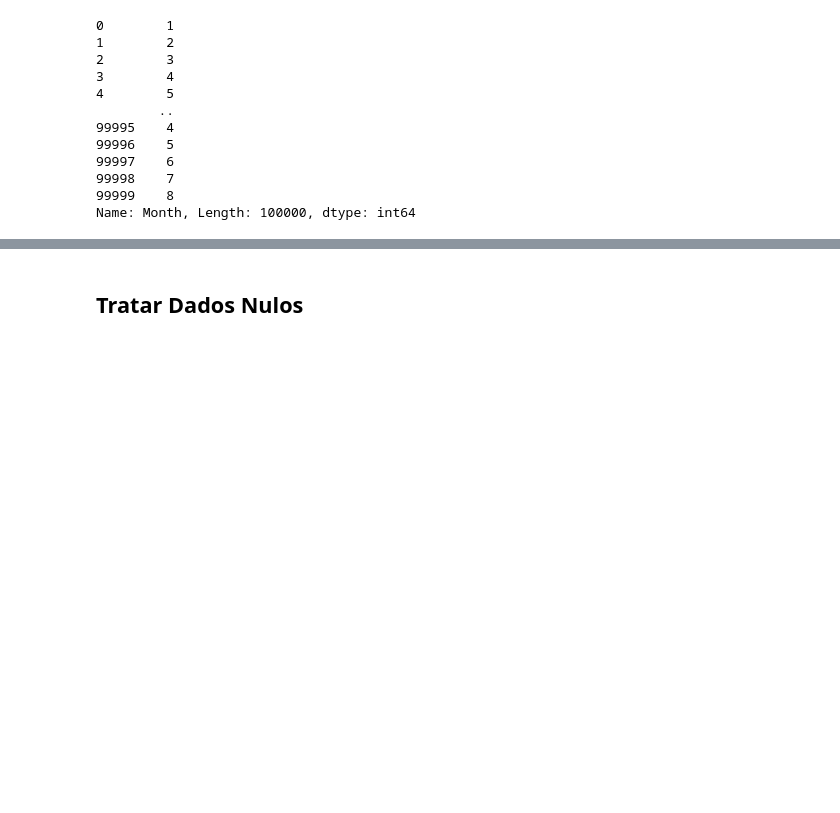
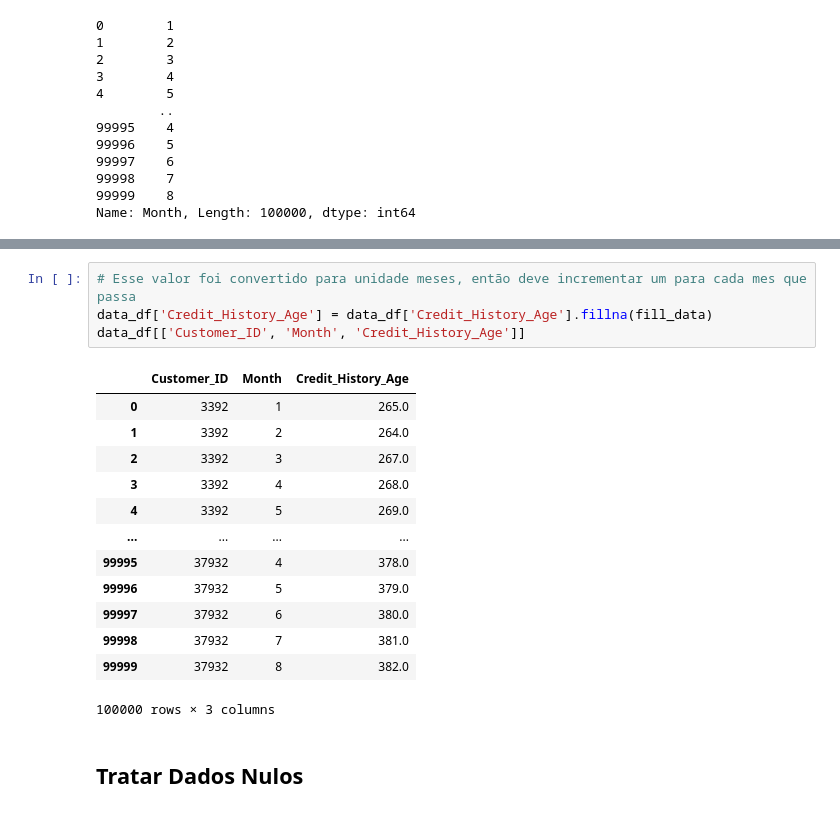
Before and after one commit to SLMath/Credit_Score-Analysis, a Jupyter notebook: credit_score.ipynb, the cells around one changed output, grey strips where cells are left out. Saved outputs shown, nothing was run; the diff lists cells and outputs as text; blank space fills up the shorter version.

```diff
--- a/credit_score.ipynb
+++ b/credit_score.ipynb
@@ -322,3 +390,21 @@ Name: Month, Length: 100000, dtype: int64
+# %%
+# Esse valor foi convertido para unidade meses, então deve incrementar um para cada mes que passa
+data_df['Credit_History_Age'] = data_df['Credit_History_Age'].fillna(fill_data)
+data_df[['Customer_ID', 'Month', 'Credit_History_Age']]
+# %% [output]
+|  | Customer_ID | Month | Credit_History_Age |
+| 0 | 3392 | 1 | 265.0 |
+| 1 | 3392 | 2 | 264.0 |
+| 2 | 3392 | 3 | 267.0 |
+| 3 | 3392 | 4 | 268.0 |
+| 4 | 3392 | 5 | 269.0 |
+| ... | ... | ... | ... |
+| 99995 | 37932 | 4 | 378.0 |
+| 99996 | 37932 | 5 | 379.0 |
+| 99997 | 37932 | 6 | 380.0 |
+| 99998 | 37932 | 7 | 381.0 |
+| 99999 | 37932 | 8 | 382.0 |
+100000 rows × 3 columns
 # %% [markdown]
 ## Tratar Dados Nulos
 # %% [markdown]
```
Also changed, not shown: parts of 21 cells of this notebook.
